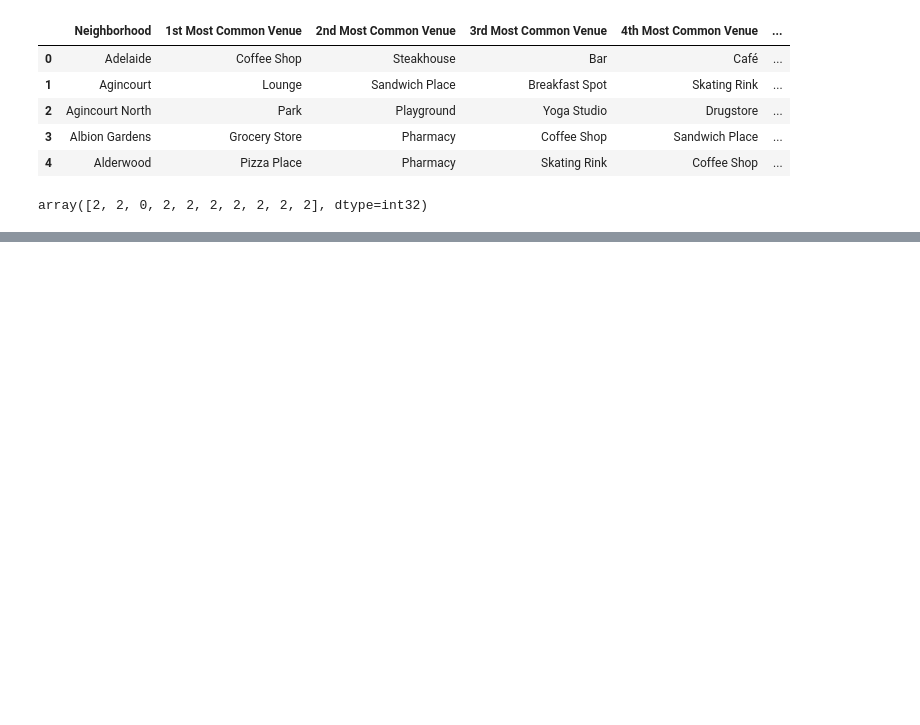
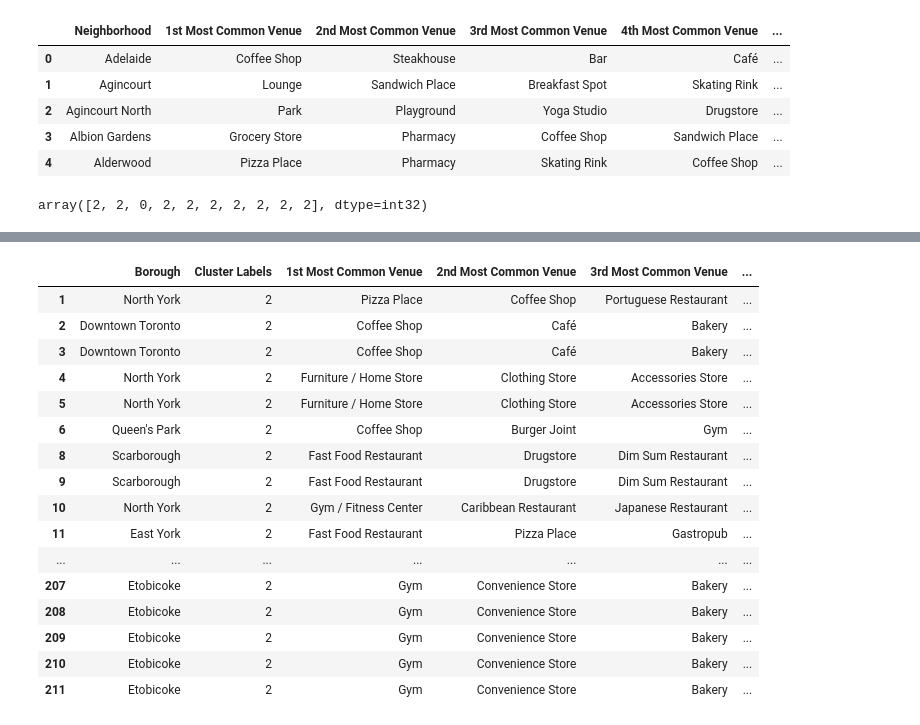
Before and after one commit to picachio/Toronto-Clustering, a Jupyter notebook: Clustering Toronto.ipynb, the cells around one changed output, grey strips where cells are left out. Saved outputs shown, nothing was run; the diff lists cells and outputs as text; code cells hidden in the pictures; blank space fills up the shorter version.

```diff
--- a/Clustering Toronto.ipynb
+++ b/Clustering Toronto.ipynb
@@ -518,7 +518,7 @@ array([2, 2, 0, 2, 2, 2, 2, 2, 2, 2], dtype=int32)
 toronto_merged = merged_df
 
 # merge toronto_grouped with toronto_data to add latitude/longitude for each neighborhood
-toronto_merged = toronto_merged.join(neighborhoods_venues_sorted.set_index('Neighborhood'), on='Neighborhood')
+toronto_merged = toronto_merged.join(neighborhoods_venues_sorted.set_index('Neighborhood'), on='Neighborhood', how = 'right')
 
 toronto_merged.head()
 # %% [output]
@@ -531,5 +530,0 @@ toronto_merged.head()
-# %%
-#toronto_merged.dtypes
-#toronto_merged.rename(columns={'Cluster Labels': 'Cluster_Labels'}, inplace=True)
-#toronto_merged.head()
-toronto_merged['Cluster Labels'] = toronto_merged.Cluster_Labels.astype(int)
@@ -563,0 +580,21 @@ TypeError: list indices must be integers or slices, not float
+# %%
+## Cluster 3
+toronto_merged.loc[toronto_merged['Cluster Labels'] == 2, toronto_merged.columns[[1] + list(range(5, toronto_merged.shape[1]))]]
+# %% [output]
+|  | Borough | Cluster Labels | 1st Most Common Venue | 2nd Most Common Venue | 3rd Most Common Venue | ... |
+| 1 | North York | 2 | Pizza Place | Coffee Shop | Portuguese Restaurant | ... |
+| 2 | Downtown Toronto | 2 | Coffee Shop | Café | Bakery | ... |
+| 3 | Downtown Toronto | 2 | Coffee Shop | Café | Bakery | ... |
+| 4 | North York | 2 | Furniture / Home Store | Clothing Store | Accessories Store | ... |
+| 5 | North York | 2 | Furniture / Home Store | Clothing Store | Accessories Store | ... |
+| 6 | Queen's Park | 2 | Coffee Shop | Burger Joint | Gym | ... |
+| 8 | Scarborough | 2 | Fast Food Restaurant | Drugstore | Dim Sum Restaurant | ... |
+| 9 | Scarborough | 2 | Fast Food Restaurant | Drugstore | Dim Sum Restaurant | ... |
+| 10 | North York | 2 | Gym / Fitness Center | Caribbean Restaurant | Japanese Restaurant | ... |
+| 11 | East York | 2 | Fast Food Restaurant | Pizza Place | Gastropub | ... |
+| ... | ... | ... | ... | ... | ... | ... |
+| 207 | Etobicoke | 2 | Gym | Convenience Store | Bakery | ... |
+| 208 | Etobicoke | 2 | Gym | Convenience Store | Bakery | ... |
+| 209 | Etobicoke | 2 | Gym | Convenience Store | Bakery | ... |
+| 210 | Etobicoke | 2 | Gym | Convenience Store | Bakery | ... |
+| 211 | Etobicoke | 2 | Gym | Convenience Store | Bakery | ... |
```
Also changed, not shown: parts of 7 cells of this notebook.
